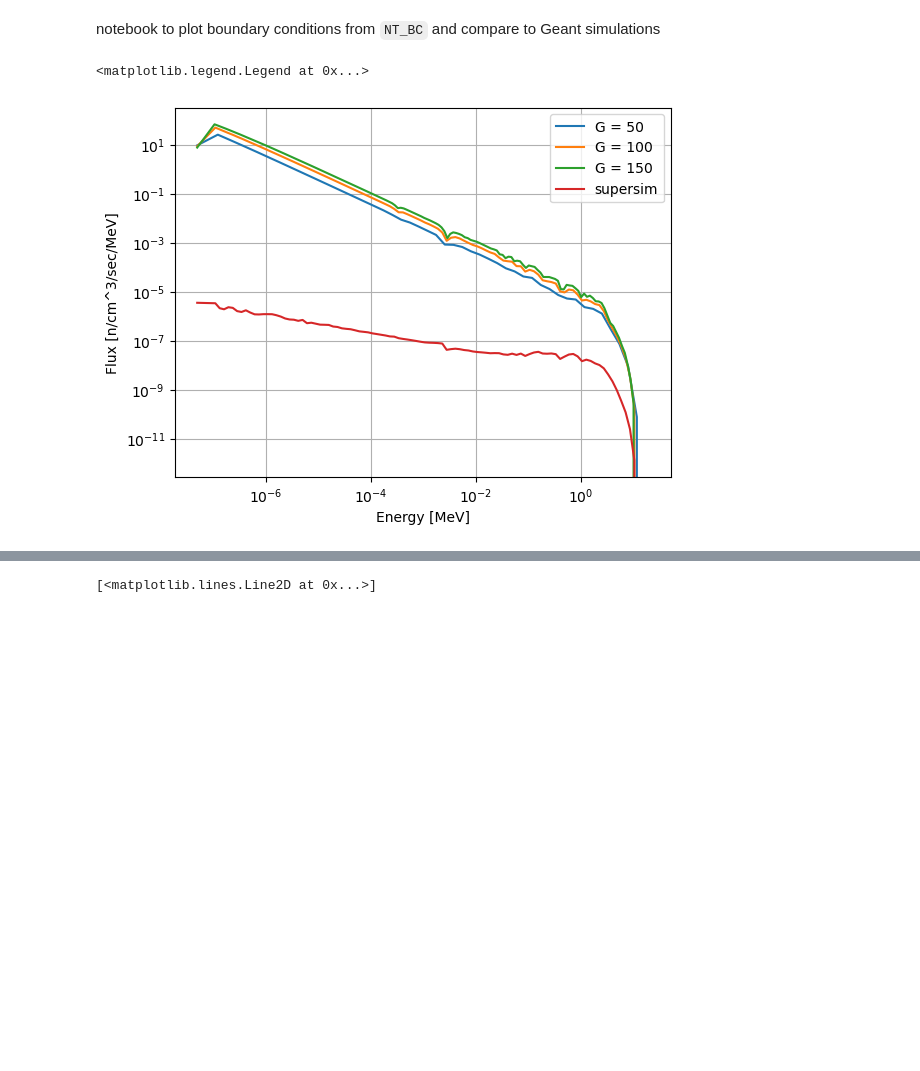
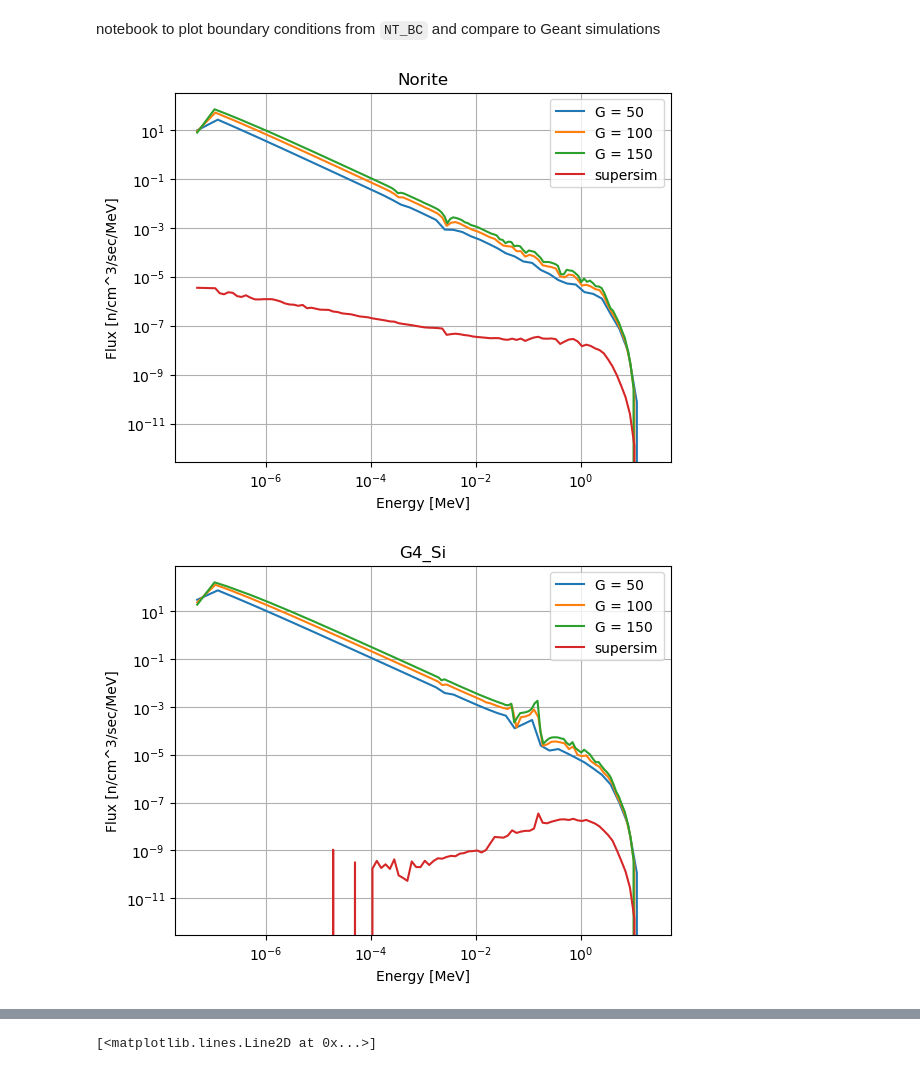
Before and after one commit to villano-lab/ntransporter, a Jupyter notebook: boundary_conditions/plotting_bc.ipynb, the cells around one changed output, grey strips where cells are left out. Drawn from its saved outputs; the diff is of its cells as text; code cells hidden in the pictures; blank space fills up the shorter version.

Commit message:
plotting some of the new data for pure Si

```diff
--- a/boundary_conditions/plotting_bc.ipynb
+++ b/boundary_conditions/plotting_bc.ipynb
@@ -10,36 +10,41 @@ def plottable(X, Y):
 
 def plottable_spectrum(X, Y):
     return (X[1:] + X[:-1])/2, Y[1:]/abs(X[1:] - X[:-1])
-# %%
-ss_data_file = 'data/V1/phi_calcs.dat'
-ss_dat = pd.read_csv(ss_data_file, sep = ' ', index_col = 0, names = ['Eg','phig'])
-
-Eg_s = ss_dat.Eg.values
-phig_s = ss_dat.phig.values
-gs_s = ss_dat.index
 # %%
-plt.figure()
-plt.loglog()
-plt.grid()
-plt.xlabel('Energy [MeV]')
-plt.ylabel('Flux [n/cm^3/sec/MeV]')
+for mat in ['Norite', 'G4_Si']:
 
-for G in [50, 100, 150]:
-    data_file = f'data/V1/data_Norite_{G}_BC_V1.dat'
-    dat = pd.read_csv(data_file, sep = ' ', index_col = 0, names = ['Eg','phig'])
+    mat_str_add = '_Si' if mat == 'G4_Si' else ''
 
-    Eg = dat.Eg.values
-    phig = dat.phig.values
-    gs = dat.index
+    ss_data_file = 'data/SuperSim_estimates/phi_calcs' + mat_str_add + '.dat'
+    ss_dat = pd.read_csv(ss_data_file, sep = ' ', index_col = 0, names = ['Eg','phig'])
 
-    plt.plot(*plottable_spectrum(Eg, phig), label = f'G = {G}')
-plt.plot(*plottable_spectrum(Eg_s, phig_s), label = 'supersim')
-#plt.plot(Eg[:-1], (1e-11)/Eg[:-1], label = '1/E')
+    Eg_s = ss_dat.Eg.values
+    phig_s = ss_dat.phig.values
+    gs_s = ss_dat.index
 
-plt.legend()
+    plt.figure()
+    plt.loglog()
+    plt.grid()
+    plt.xlabel('Energy [MeV]')
+    plt.ylabel('Flux [n/cm^2/sec/MeV]')
+    plt.title(mat)
+
+    for G in [50, 100, 150]:
+        data_file = f'data/V1/data_{mat}_{G}_BC_V1.dat'
+        dat = pd.read_csv(data_file, sep = ' ', index_col = 0, names = ['Eg','phig'])
+
+        Eg = dat.Eg.values
+        phig = dat.phig.values
+        gs = dat.index
+
+        plt.plot(*plottable_spectrum(Eg, phig), label = f'G = {G}')
+    plt.plot(*plottable_spectrum(Eg_s, phig_s), label = 'supersim')
+    #plt.plot(Eg[:-1], (1e-11)/Eg[:-1], label = '1/E')
+
+    plt.legend()
 # %% [output]
-<matplotlib.legend.Legend at 0x...>
-[figure, old version]
+[figure, new version]
+[figure, added]
 # %%
 # compare flux and emission strength (group source/group total cross section)
 
```
Also changed, not shown: parts of 1 cell of this notebook, 2 other files.
